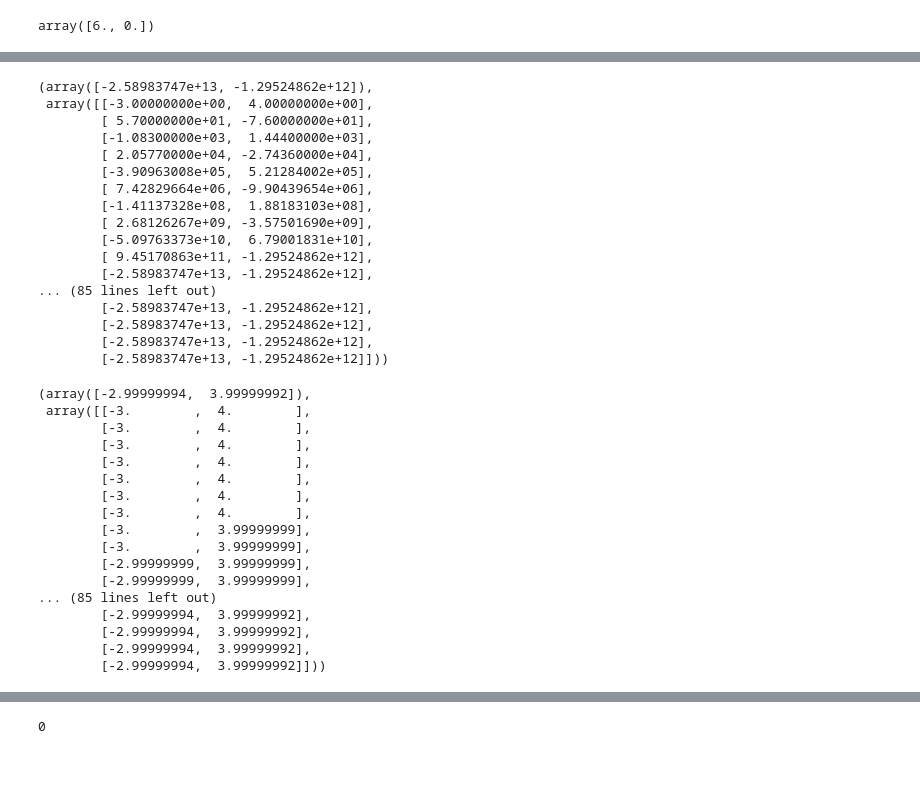
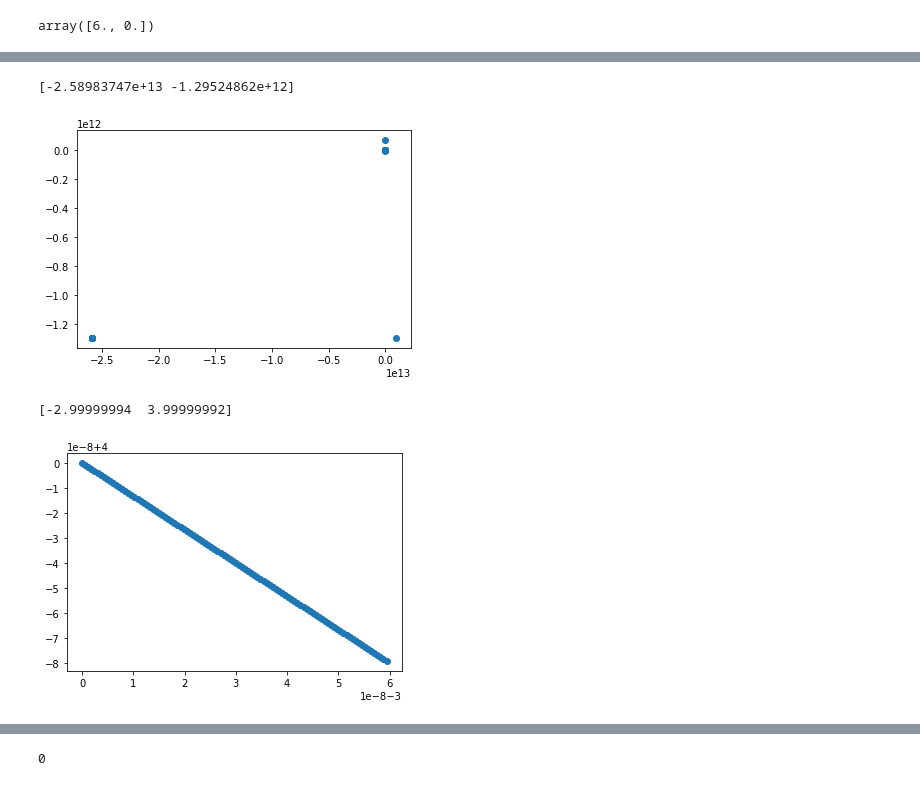
Before and after one commit to Sameta-cani/jwork, a Jupyter notebook: Untitled.ipynb, the cells around one changed output, grey strips where cells are left out. Cells and saved outputs as stored; diff of their text form; code cells hidden in the pictures.

```diff
--- a/Untitled.ipynb
+++ b/Untitled.ipynb
@@ -856,8 +1116,6 @@ def gradient_descent(f, init_x, lr=0.01, step_num=100):
     x = init_x
 
     for i in range(step_num):
-        if i % 10 == 0:
-            print('step {}: {}'.format(i, x))
         grad = numerical_gradient(f, x)
         x -= lr * grad
     return x
@@ -915,44 +1130,22 @@ plt.show()
 # %%
 # 학습률이 너무 큰 예: lr=10.0
 init_x = np.array([-3.0, 4.0])
-gradient_descent(function_2, init_x=init_x, lr=10.0, step_num=100)
+x, x_history = gradient_descent(function_2, init_x=init_x, lr=10.0, step_num=100)
+
+print(x)
+plt.plot(x_history[:, 0], x_history[:, 1], 'o')
+plt.show()
 # %% [output]
-(array([-2.58983747e+13, -1.29524862e+12]),
- array([[-3.00000000e+00,  4.00000000e+00],
-        [ 5.70000000e+01, -7.60000000e+01],
-        [-1.08300000e+03,  1.44400000e+03],
-        [ 2.05770000e+04, -2.74360000e+04],
-        [-3.90963008e+05,  5.21284002e+05],
-        [ 7.42829664e+06, -9.90439654e+06],
-        [-1.41137328e+08,  1.88183103e+08],
-        [ 2.68126267e+09, -3.57501690e+09],
-        [-5.09763373e+10,  6.79001831e+10],
-        [ 9.45170863e+11, -1.29524862e+12],
-        [-2.58983747e+13, -1.29524862e+12],
-... (85 lines left out)
-        [-2.58983747e+13, -1.29524862e+12],
-        [-2.58983747e+13, -1.29524862e+12],
-        [-2.58983747e+13, -1.29524862e+12],
-        [-2.58983747e+13, -1.29524862e+12]]))
+[-2.58983747e+13 -1.29524862e+12]
+[figure, added]
 # %%
-# 학습률이 너쿠 작은 예: lr=1e-10
+# 학습률이 너무 작은 예: lr=1e-10
 init_x = np.array([-3.0, 4.0])
-gradient_descent(function_2, init_x=init_x, lr=1e-10, step_num=100)
+x, x_history = gradient_descent(function_2, init_x=init_x, lr=1e-10, step_num=100)
+
+print(x)
+plt.plot(x_history[:, 0], x_history[:, 1], 'o')
+plt.show()
 # %% [output]
-(array([-2.99999994,  3.99999992]),
- array([[-3.        ,  4.        ],
-        [-3.        ,  4.        ],
-        [-3.        ,  4.        ],
-        [-3.        ,  4.        ],
-        [-3.        ,  4.        ],
-        [-3.        ,  4.        ],
-        [-3.        ,  4.        ],
-        [-3.        ,  3.99999999],
-        [-3.        ,  3.99999999],
-        [-2.99999999,  3.99999999],
-        [-2.99999999,  3.99999999],
-... (85 lines left out)
-        [-2.99999994,  3.99999992],
-        [-2.99999994,  3.99999992],
-        [-2.99999994,  3.99999992],
-        [-2.99999994,  3.99999992]]))
+[-2.99999994  3.99999992]
+[figure, added]
```
Also changed, not shown: parts of 132 cells of this notebook.
